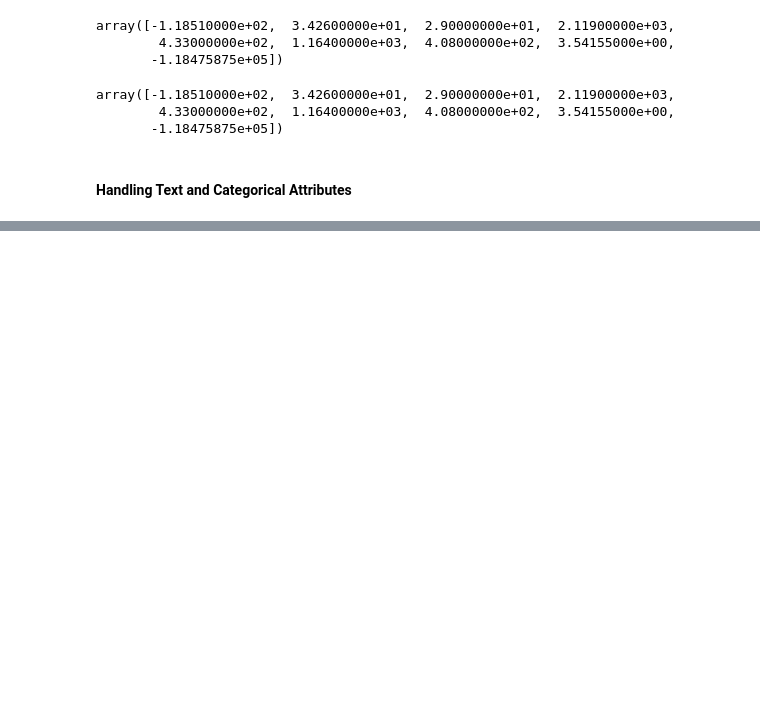
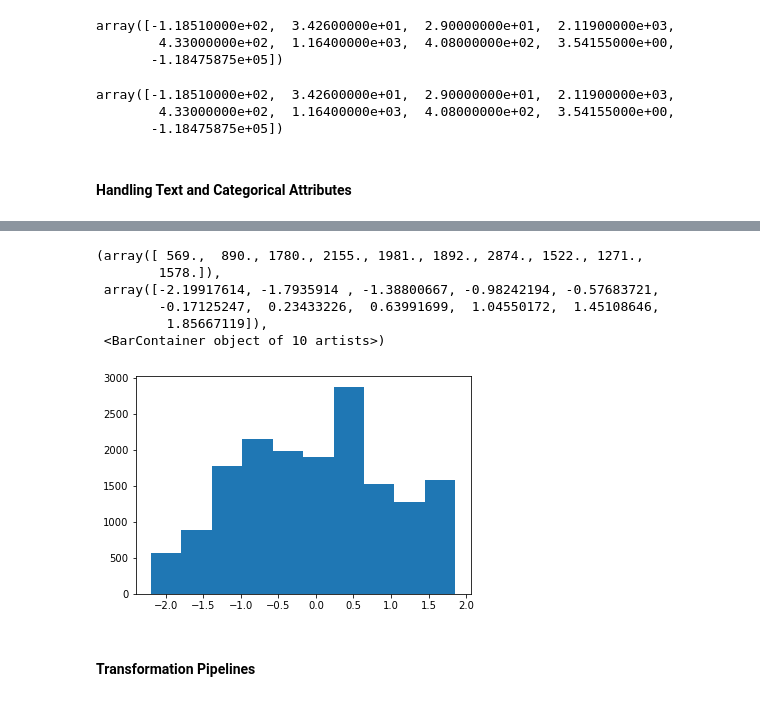
Before and after one commit to Arup3201/Hands-On-ML, a Jupyter notebook: Housing.ipynb, the cells around one changed output, grey strips where cells are left out. Drawn from its saved outputs; the diff is of its cells as text; code cells hidden in the pictures; blank space fills up the shorter version.

```diff
--- a/Housing.ipynb
+++ b/Housing.ipynb
@@ -496,0 +653,12 @@ housing_tr = pd.DataFrame(X, columns=housing_num.columns, index=housing_num.inde
+# %%
+plt.hist(standardized_housing_median_age)
+# %% [output]
+(array([ 569.,  890., 1780., 2155., 1981., 1892., 2874., 1522., 1271.,
+        1578.]),
+ array([-2.19917614, -1.7935914 , -1.38800667, -0.98242194, -0.57683721,
+        -0.17125247,  0.23433226,  0.63991699,  1.04550172,  1.45108646,
+         1.85667119]),
+ <BarContainer object of 10 artists>)
+[figure, added]
+# %% [markdown]
+#### Transformation Pipelines
```
Also changed, not shown: parts of 20 cells of this notebook.
